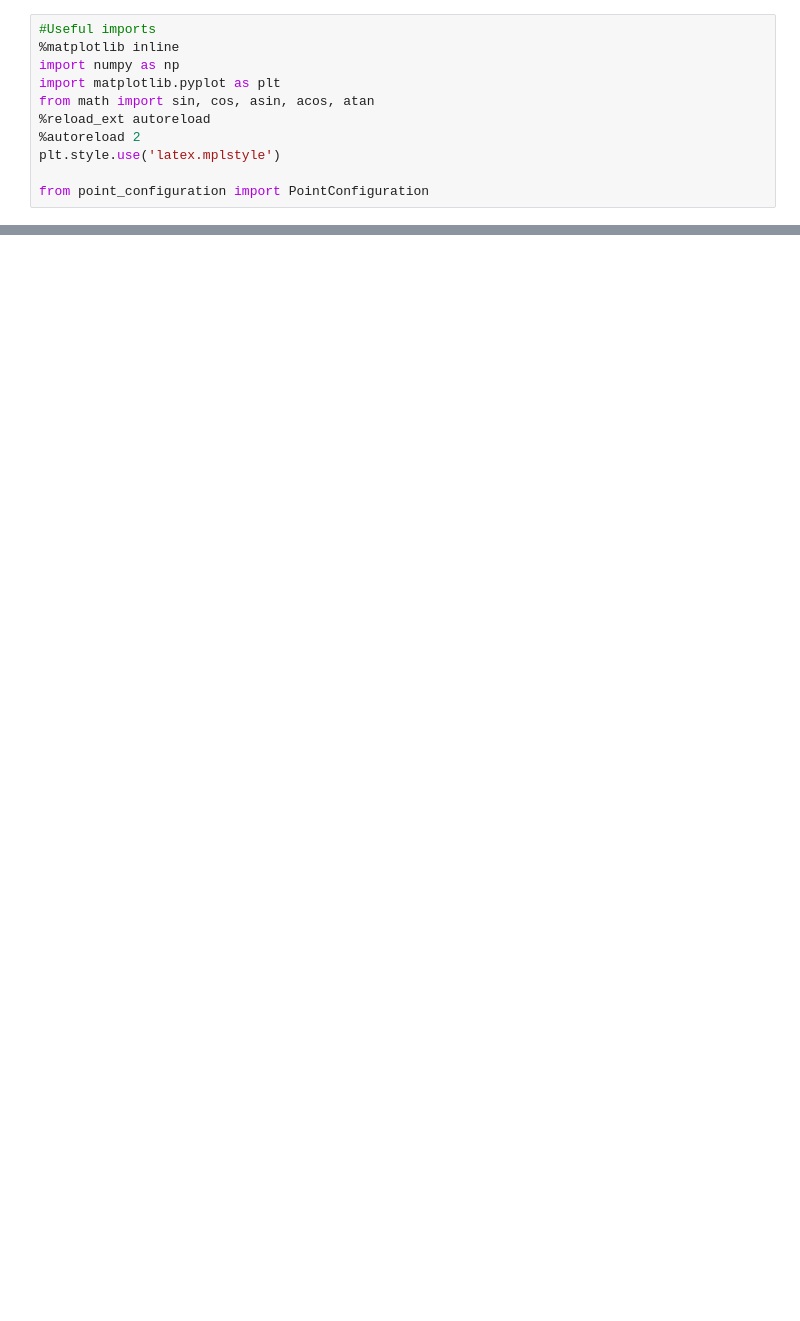
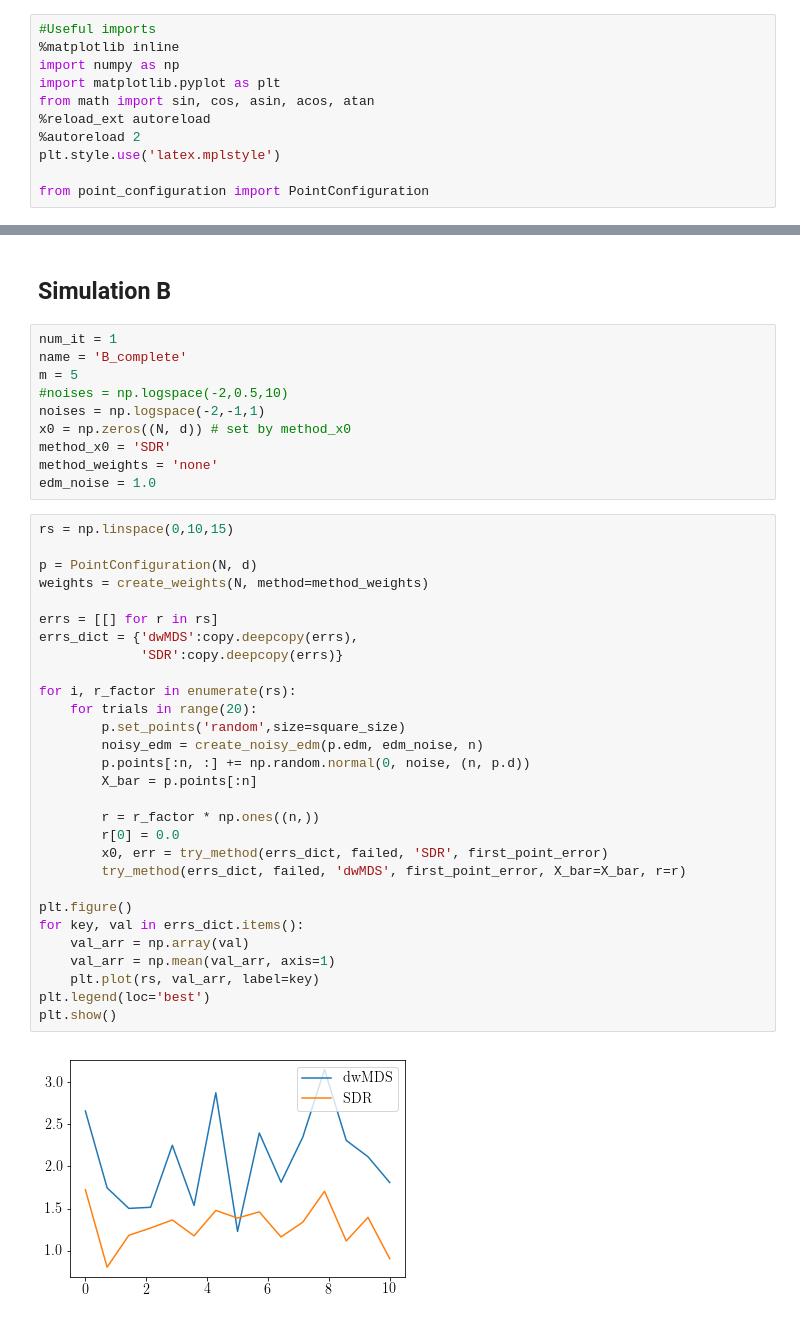
Before and after one commit to LCAV/pylocus, a Jupyter notebook: Simulation.ipynb, the cells around one changed output, grey strips where cells are left out. Cells and saved outputs as stored; diff of their text form; blank space fills up the shorter version.

Commit message:
Created 2 new simulations.

```diff
--- a/Simulation.ipynb
+++ b/Simulation.ipynb
@@ -100 +212,44 @@ print(create_weights(9, method='all'))
+# %% [markdown]
+## Simulation B
+# %%
+num_it = 1
+name = 'B_complete'
+m = 5
+#noises = np.logspace(-2,0.5,10)
+noises = np.logspace(-2,-1,1)
+x0 = np.zeros((N, d)) # set by method_x0
+method_x0 = 'SDR'
+method_weights = 'none'
+edm_noise = 1.0
+# %%
+rs = np.linspace(0,10,15)
+
+p = PointConfiguration(N, d)
+weights = create_weights(N, method=method_weights)
+
+errs = [[] for r in rs]
+errs_dict = {'dwMDS':copy.deepcopy(errs),
+             'SDR':copy.deepcopy(errs)}
+
+for i, r_factor in enumerate(rs):
+    for trials in range(20):
+        p.set_points('random',size=square_size)
+        noisy_edm = create_noisy_edm(p.edm, edm_noise, n)
+        p.points[:n, :] += np.random.normal(0, noise, (n, p.d))
+        X_bar = p.points[:n]
+
+        r = r_factor * np.ones((n,))
+        r[0] = 0.0
+        x0, err = try_method(errs_dict, failed, 'SDR', first_point_error)
+        try_method(errs_dict, failed, 'dwMDS', first_point_error, X_bar=X_bar, r=r)
+
+plt.figure()
+for key, val in errs_dict.items():
+    val_arr = np.array(val)
+    val_arr = np.mean(val_arr, axis=1)
+    plt.plot(rs, val_arr, label=key)
+plt.legend(loc='best')
+plt.show()
+# %% [output]
+[figure, added]
 # %%
```
Also changed, not shown: parts of 7 cells of this notebook, 1 other file.
